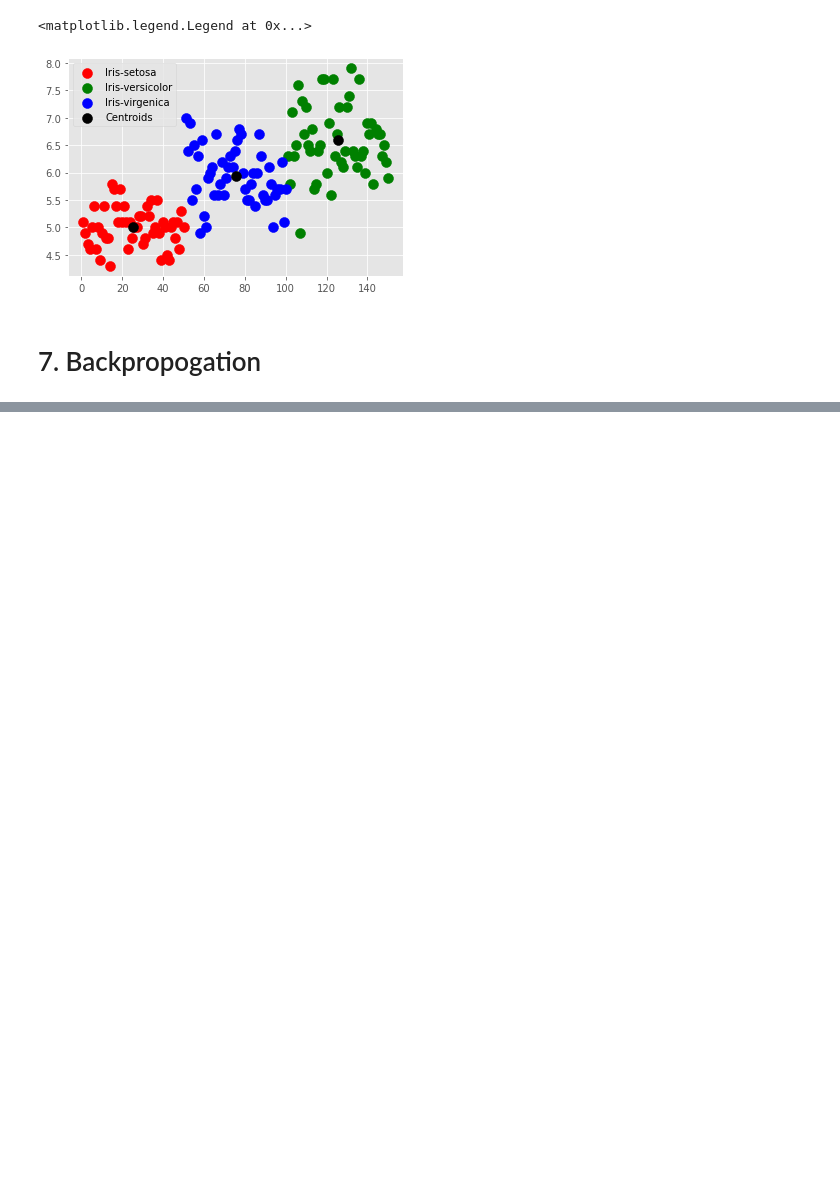
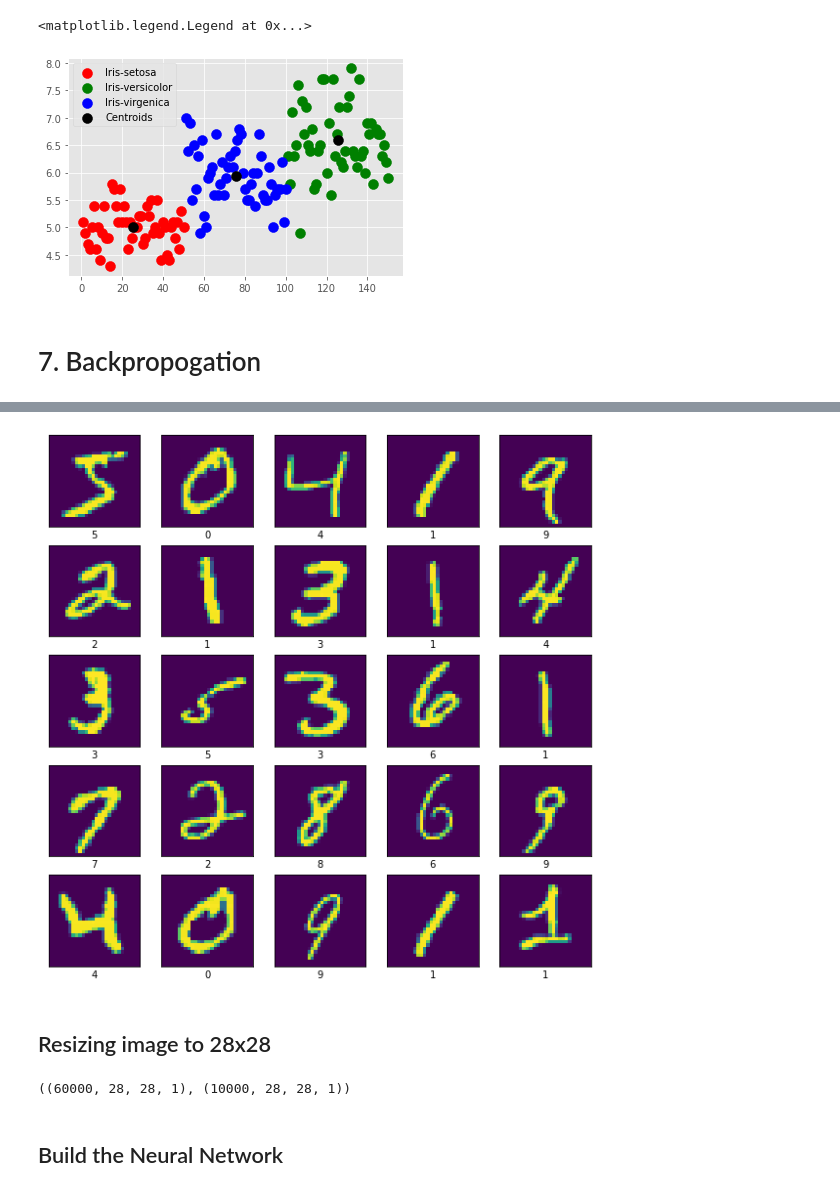
Before and after one commit to kunalavghade/Machine-Learning, a Jupyter notebook: Machine_Learning.ipynb, the cells around one changed output, grey strips where cells are left out. Saved outputs shown, nothing was run; the diff lists cells and outputs as text; code cells hidden in the pictures; blank space fills up the shorter version.

```diff
--- a/Machine_Learning.ipynb
+++ b/Machine_Learning.ipynb
@@ -578,0 +692,4 @@ import pandas as pd
+# %%
+data =  tf.keras.datasets.mnist
+(x_train,y_train),(x_test,y_test) = data.load_data()
+x_train, x_test = x_train / 255.0, x_test / 255.0
@@ -578,0 +700,25 @@ import pandas as pd
+# %%
+class_names = ['0', '1', '2', '3', '4',
+               '5', '6', '7', '8', '9']
+
+plt.figure(figsize = (10,10))
+for i in range(25):
+  plt.subplot(5,5,i+1)
+  plt.xticks([])
+  plt.yticks([])
+  plt.grid(False)
+  plt.imshow(x_train[i])
+  plt.xlabel(class_names[y_train[i]])
+plt.show()
+# %% [output]
+[figure, added]
+# %% [markdown]
+## Resizing image to 28x28
+# %%
+x_trian =  x_train.reshape(x_train.shape[0],28,28,1)
+x_test =  x_test.reshape(x_test.shape[0],28,28,1)
+x_trian.shape,x_test.shape
+# %% [output]
+((60000, 28, 28, 1), (10000, 28, 28, 1))
+# %% [markdown]
+## Build the Neural Network
```
Also changed, not shown: parts of 25 cells of this notebook.
